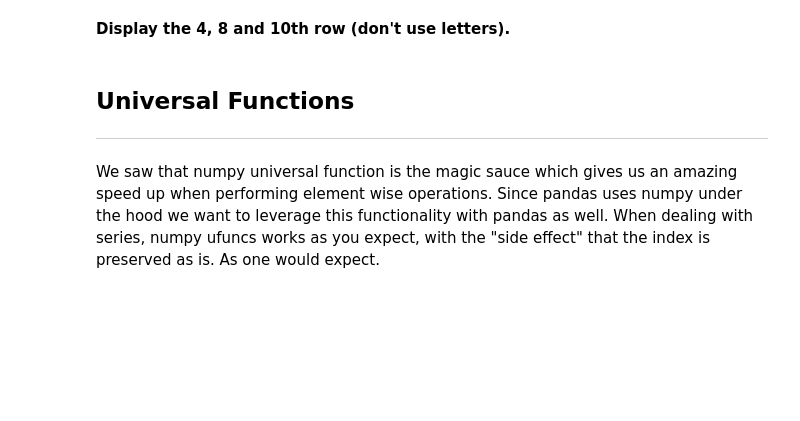
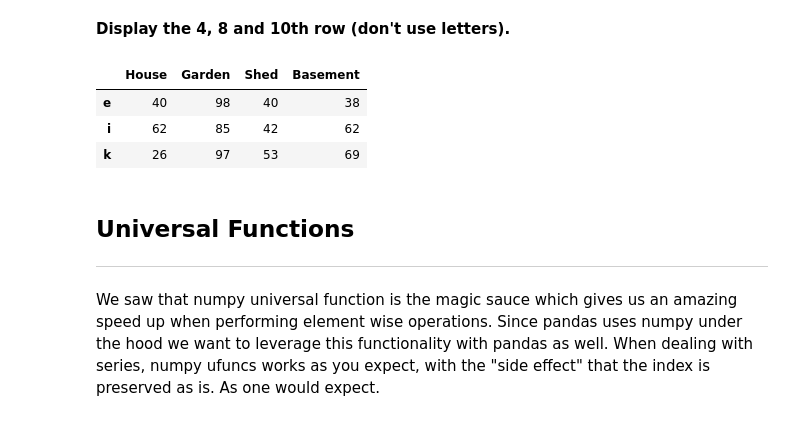
Before and after one commit to meitalis/meitalis_repository, a Jupyter notebook: samples/panda/pandas_ex1_ben.ipynb, the cells around one changed output. Cells and saved outputs as stored; diff of their text form; code cells hidden in the pictures; blank space fills up the shorter version.

```diff
--- a/samples/panda/pandas_ex1_ben.ipynb
+++ b/samples/panda/pandas_ex1_ben.ipynb
@@ -849,6 +942,12 @@ __Display all the rows where either the *Shed* value is bigger than 50 or the Ba
 __Display the 4, 8 and 10th row (don't use letters).__
 # %%
 # Your code here
+df.iloc[[4,8,10]]
+# %% [output]
+|  | House | Garden | Shed | Basement |
+| e | 40 | 98 | 40 | 38 |
+| i | 62 | 85 | 42 | 62 |
+| k | 26 | 97 | 53 | 69 |
 # %% [markdown]
 ## Universal Functions
 ***
```
Also changed, not shown: parts of 20 cells of this notebook.
